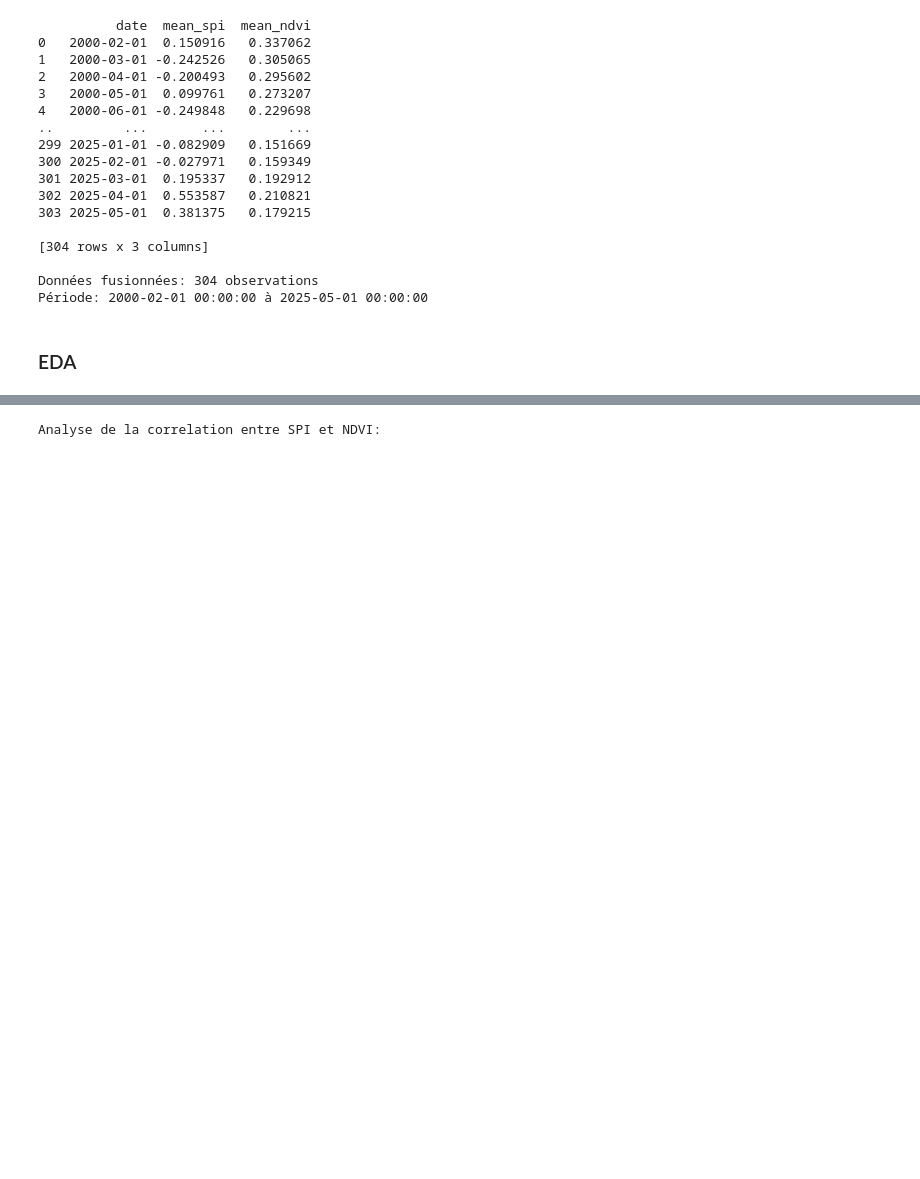
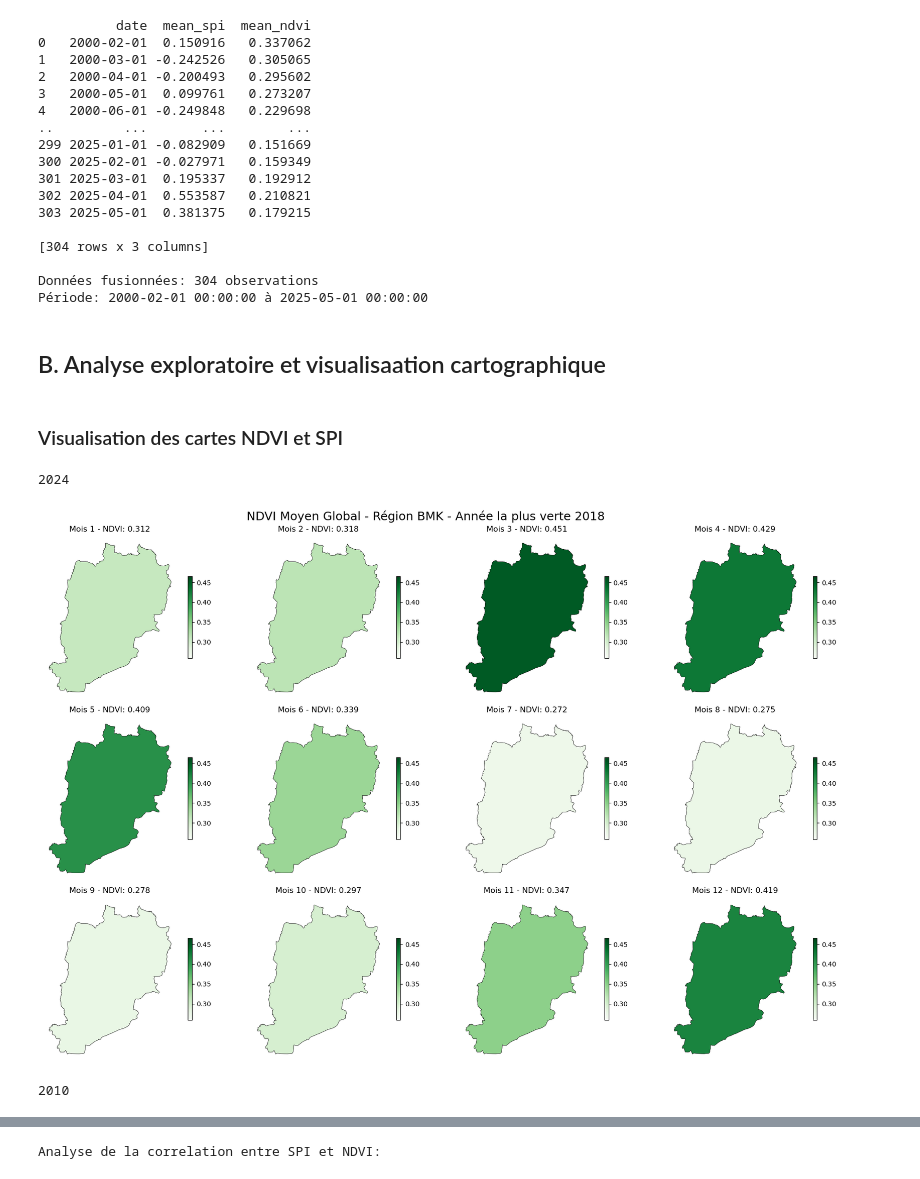
Before and after one commit to adam04-D/Drought-monitoring, a Jupyter notebook: main.ipynb, the cells around one changed output, grey strips where cells are left out. Saved outputs shown, nothing was run; the diff lists cells and outputs as text; code cells hidden in the pictures; blank space fills up the shorter version.

```diff
--- a/main.ipynb
+++ b/main.ipynb
@@ -309,4 +441,4 @@ print(f"Période: {merged_df['date'].min()} à {merged_df['date'].max()}")
 Données fusionnées: 304 observations
 Période: 2000-02-01 00:00:00 à 2025-05-01 00:00:00
 # %% [markdown]
-### EDA
+## B. Analyse exploratoire et visualisaation cartographique
@@ -333,0 +445,70 @@ def create_time_series_plot(df, columns, title , save_path=None):
+# %% [markdown]
+### Visualisation des cartes NDVI et SPI
+# %%
+year_max_ndvi
+year_min_ndvi
+# %% [output]
+2024
+# %%
+import geopandas as gpd
+import pandas as pd
+import matplotlib.pyplot as plt
+
+# === 1. Charger la géométrie de la région BMK ===
+region_gdf = gpd.read_file("beni_mellal_khenifra.geojson")
+region_union = region_gdf.unary_union  # Fusionner toutes les communes
+region_shape = gpd.GeoDataFrame(geometry=[region_union], crs=region_gdf.crs)
+
+# === 2. Charger les données NDVI globales ===
+ndvi_df = pd.read_csv("mean_ndvi_bmk.csv", parse_dates=["date"])  # colonne "mean_ndvi" et "date"
+ndvi_df["month"] = ndvi_df["date"].dt.month
+ndvi_df["year"] = ndvi_df["date"].dt.year
+
+# === 3. Choisir une année à représenter
+target_year = 2018  # ou 2025 selon tes données
+ndvi_year_df = ndvi_df[ndvi_df["year"] == target_year]
+
+# === 4. Fixer les bornes min/max pour avoir une échelle cohérente
+ndvi_min = ndvi_year_df["mean_ndvi"].min()
+ndvi_max = ndvi_year_df["mean_ndvi"].max()
+
+# === 5. Créer une mosaïque (12 mois)
+fig, axes = plt.subplots(3, 4, figsize=(18, 12))
+axes = axes.flatten()
+
+for i, month in enumerate(range(1, 13)):
+    ax = axes[i]
+    month_data = ndvi_year_df[ndvi_year_df["month"] == month]
+
+    if not month_data.empty:
+        value = month_data.iloc[0]["mean_ndvi"]
+        region_shape["ndvi"] = [value]
+        region_shape.plot(
+            column="ndvi",
+            cmap="Greens",  # ou "Greens", "viridis" selon le style que tu veux
+            linewidth=0.5,
+            edgecolor="black",
+            legend=True,
+            ax=ax,
+            vmin=ndvi_min,
+            vmax=ndvi_max,
+            legend_kwds={'shrink': 0.5}
+        )
+        ax.set_title(f"Mois {month} - NDVI: {value:.3f}")
+    else:
+        region_shape["ndvi"] = [None]
+        region_shape.plot(color="lightgrey", ax=ax)
+        ax.set_title(f"Mois {month} - Données manquantes")
+
+    ax.axis("off")
+
+plt.suptitle(f"NDVI Moyen Global - Région BMK - Année la plus verte {target_year}", fontsize=18)
+plt.tight_layout()
+plt.show()
+# %% [output]
+[figure, added]
+# %%
+year_min_spi
+year_max_spi
+# %% [output]
+2010
```
Also changed, not shown: parts of 59 cells of this notebook, 6 other files.
